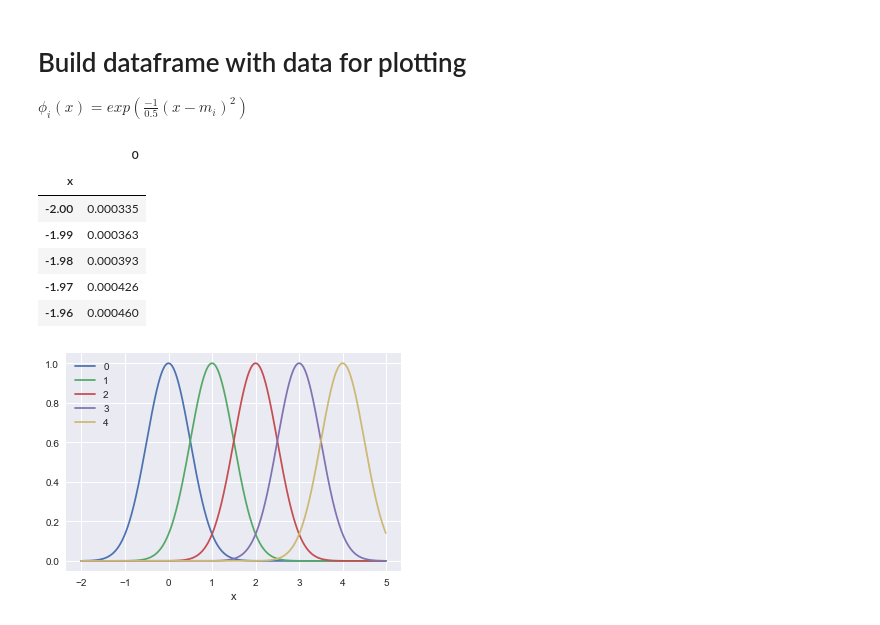
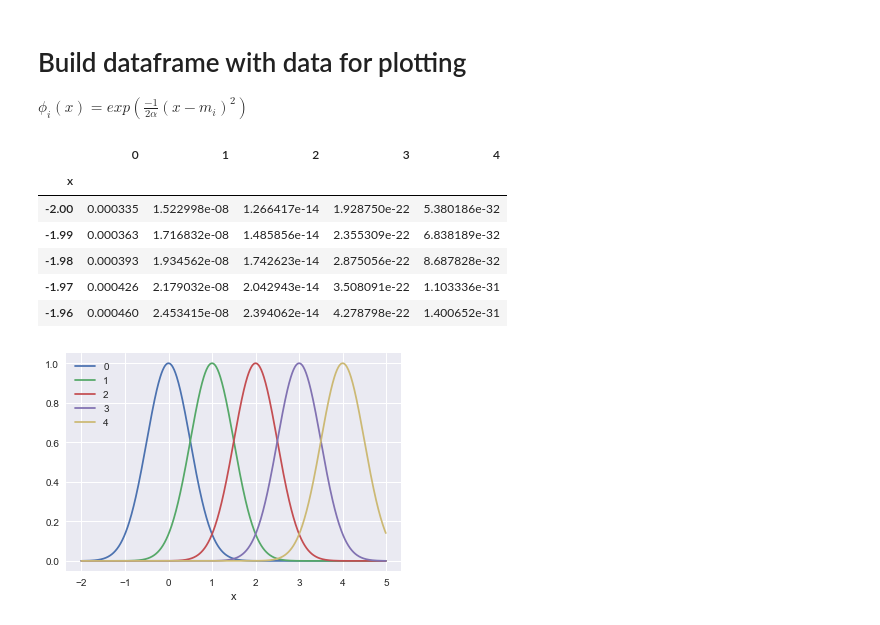
Before and after one commit to caheredia/Radial_Base_Functions, a Jupyter notebook: 2018-08-18_ch_Radial_Base_Functions.ipynb, the cells around one changed output. Saved outputs shown, nothing was run; the diff lists cells and outputs as text; code cells hidden in the pictures.

```diff
--- a/2018-08-18_ch_Radial_Base_Functions.ipynb
+++ b/2018-08-18_ch_Radial_Base_Functions.ipynb
@@ -7,19 +7,4 @@ import seaborn as sns
 # %% [markdown]
 # Build dataframe with data for plotting
 
-$\phi_{i} (x) = exp\left( \frac{-1}{0.5} (x-m_i)^2 \right)$
+$\phi_{i} (x) = exp\left( \frac{-1}{2 \alpha} (x-m_i)^2 \right)$
-# %%
-# Generate rbf
-x = np.arange(-2, 5, 0.01)
-df=pd.DataFrame(data=x, columns=['x'])
-df['0']=np.exp(-1/0.5*(x)**2)
-df.set_index('x', inplace=True)
-df.head()
-# %% [output]
-|  | 0 |
-| x |  |
-| -2.00 | 0.000335 |
-| -1.99 | 0.000363 |
-| -1.98 | 0.000393 |
-| -1.97 | 0.000426 |
-| -1.96 | 0.000460 |
@@ -26,7 +14,19 @@ df.head()
 # %%
-## make 4 more radial functions, with different m
-for i in range(1,5):
-    df[str(i)] = np.exp(-1/0.5*(x-i)**2)
+# Generate data with rbf
+x = np.arange(-2, 5, 0.01)
+
+## make 5 radial functions, with different m
+for i in range(5):
+    df[str(i)] = rbf(x,.25,i)
+df.head()
+# %% [output]
+|  | 0 | 1 | 2 | 3 | 4 |
+| x |  |  |  |  |  |
+| -2.00 | 0.000335 | 1.522998e-08 | 1.266417e-14 | 1.928750e-22 | 5.380186e-32 |
+| -1.99 | 0.000363 | 1.716832e-08 | 1.485856e-14 | 2.355309e-22 | 6.838189e-32 |
+| -1.98 | 0.000393 | 1.934562e-08 | 1.742623e-14 | 2.875056e-22 | 8.687828e-32 |
+| -1.97 | 0.000426 | 2.179032e-08 | 2.042943e-14 | 3.508091e-22 | 1.103336e-31 |
+| -1.96 | 0.000460 | 2.453415e-08 | 2.394062e-14 | 4.278798e-22 | 1.400652e-31 |
 # %%
 df.plot();
 # %% [output]
```
Also changed, not shown: parts of 9 cells of this notebook.
